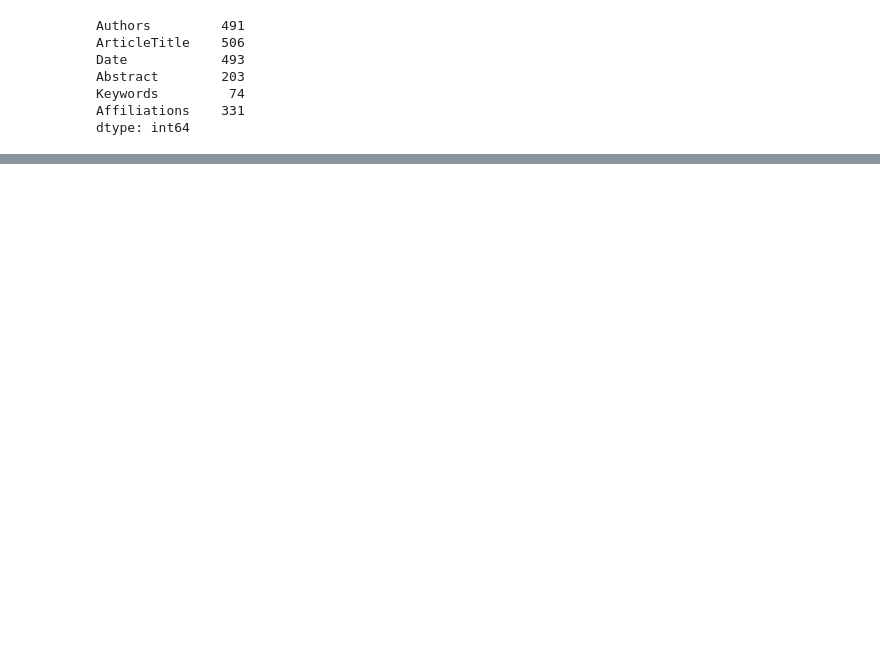
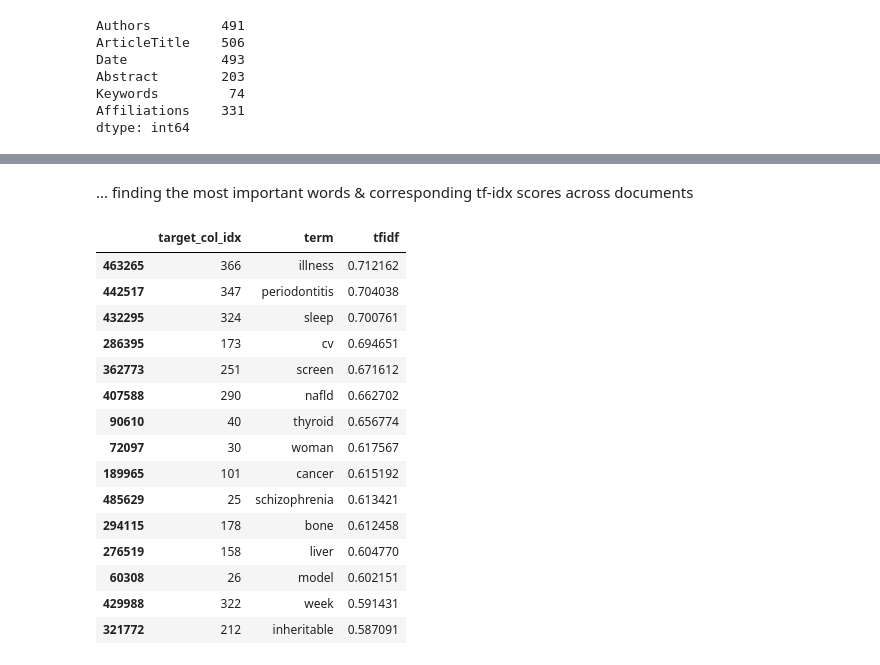
Before and after one commit to simonguld/CriticalBigDataManagement, a Jupyter notebook: 2024/pubmed_graphs.ipynb, the cells around one changed output, grey strips where cells are left out. Saved outputs shown, nothing was run; the diff lists cells and outputs as text; code cells hidden in the pictures; blank space fills up the shorter version.

```diff
--- a/2024/pubmed_graphs.ipynb
+++ b/2024/pubmed_graphs.ipynb
@@ -528,0 +506,22 @@ This excercise is very free. You are encouraged to play around with it and try o
+# %% [markdown]
+... finding the most important words \& corresponding tf-idx scores across documents
+# %%
+#  Using the new dataframe, we can e.g. find thewords with the highest TF–IDF across all documents
+tfidf_by_word.sort_values(by=['tfidf'], ascending=[False]).head(15)
+# %% [output]
+|  | target_col_idx | term | tfidf |
+| 463265 | 366 | illness | 0.712162 |
+| 442517 | 347 | periodontitis | 0.704038 |
+| 432295 | 324 | sleep | 0.700761 |
+| 286395 | 173 | cv | 0.694651 |
+| 362773 | 251 | screen | 0.671612 |
+| 407588 | 290 | nafld | 0.662702 |
+| 90610 | 40 | thyroid | 0.656774 |
+| 72097 | 30 | woman | 0.617567 |
+| 189965 | 101 | cancer | 0.615192 |
+| 485629 | 25 | schizophrenia | 0.613421 |
+| 294115 | 178 | bone | 0.612458 |
+| 276519 | 158 | liver | 0.604770 |
+| 60308 | 26 | model | 0.602151 |
+| 429988 | 322 | week | 0.591431 |
+| 321772 | 212 | inheritable | 0.587091 |
```
Also changed, not shown: parts of 75 cells of this notebook, 11 other files.
